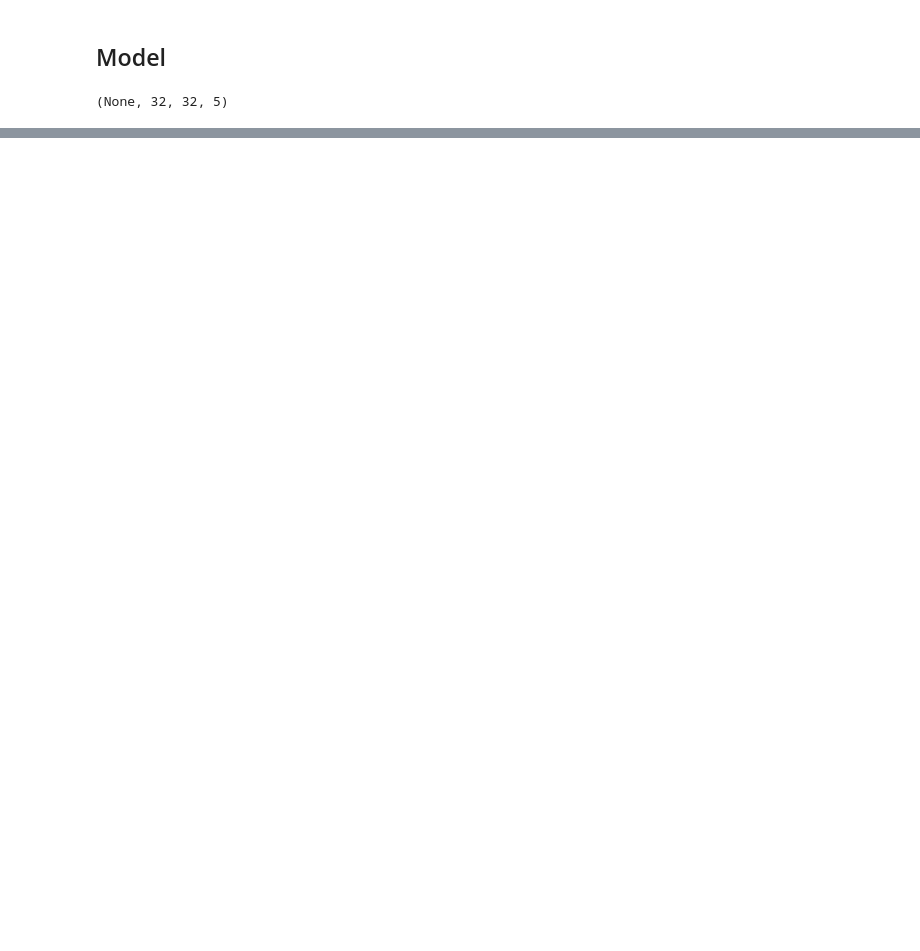
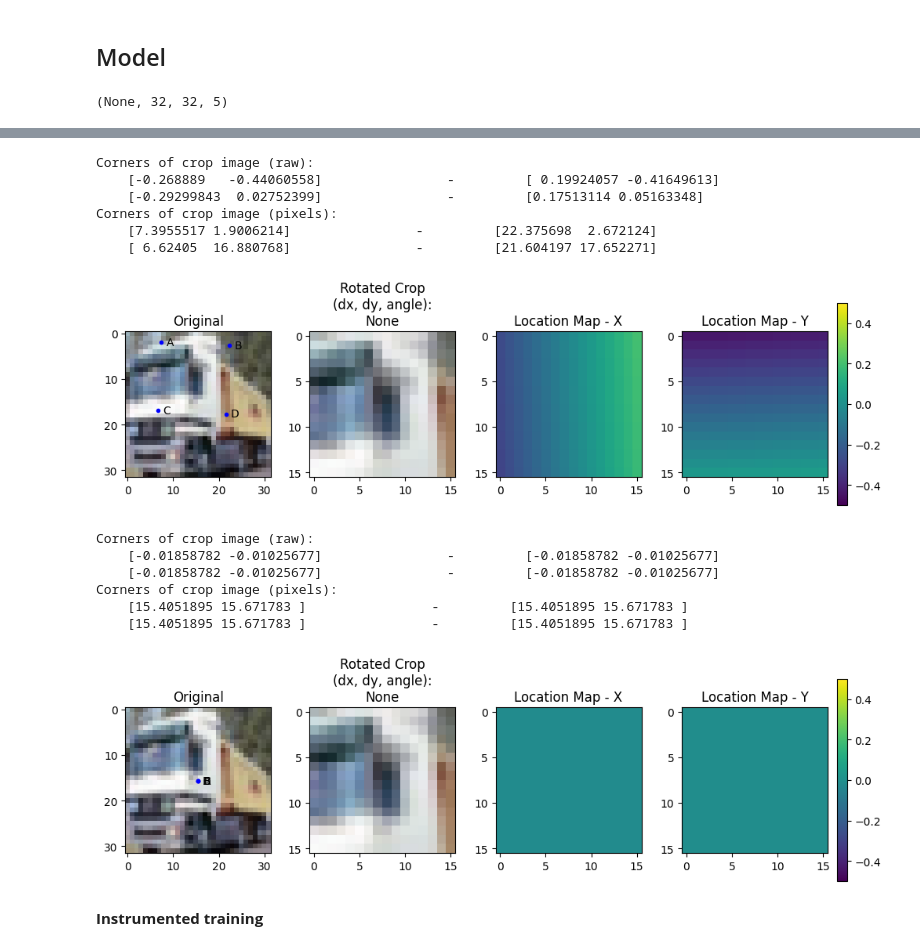
Before and after one commit to malcolmlett/robovac, a Jupyter notebook: Experiment_ImageAlignment_1.ipynb, the cells around one changed output, grey strips where cells are left out. Drawn from its saved outputs; the diff is of its cells as text; code cells hidden in the pictures; blank space fills up the shorter version.

```diff
--- a/Experiment_ImageAlignment_1.ipynb
+++ b/Experiment_ImageAlignment_1.ipynb
@@ -215,4 +422,16 @@ Time for 100 batches: 0.71 seconds
 Total batches: 1563
+# %%
+def show_model_output(dataset, model):
+  for inputs, true_outputs in dataset.take(1):
+    pred_outputs = model(inputs)
+
+    (transform, location_map) = decode_outputs(true_outputs)
+    (transform_pred, location_map_pred) = decode_outputs(pred_outputs)
+
+    input, true_output = take_first_sample(inputs, (transform, location_map))
+    _, pred_output = take_first_sample(inputs, (transform_pred, location_map_pred))
+    show_data_sample(input, true_output)
+    show_data_sample(input, pred_output)
 # %% [markdown]
 ## Model
 # %%
@@ -386,0 +578,19 @@ Epoch 10/10
+# %%
+show_model_output(dataset, model)
+# %% [output]
+Corners of crop image (raw):
+    [-0.268889   -0.44060558]                -         [ 0.19924057 -0.41649613]
+    [-0.29299843  0.02752399]                -         [0.17513114 0.05163348]
+Corners of crop image (pixels):
+    [7.3955517 1.9006214]                -         [22.375698  2.672124]
+    [ 6.62405  16.880768]                -         [21.604197 17.652271]
+[figure, added]
+Corners of crop image (raw):
+    [-0.01858782 -0.01025677]                -         [-0.01858782 -0.01025677]
+    [-0.01858782 -0.01025677]                -         [-0.01858782 -0.01025677]
+Corners of crop image (pixels):
+    [15.4051895 15.671783 ]                -         [15.4051895 15.671783 ]
+    [15.4051895 15.671783 ]                -         [15.4051895 15.671783 ]
+[figure, added]
+# %% [markdown]
+**Instrumented training**
```
Also changed, not shown: parts of 26 cells of this notebook.
